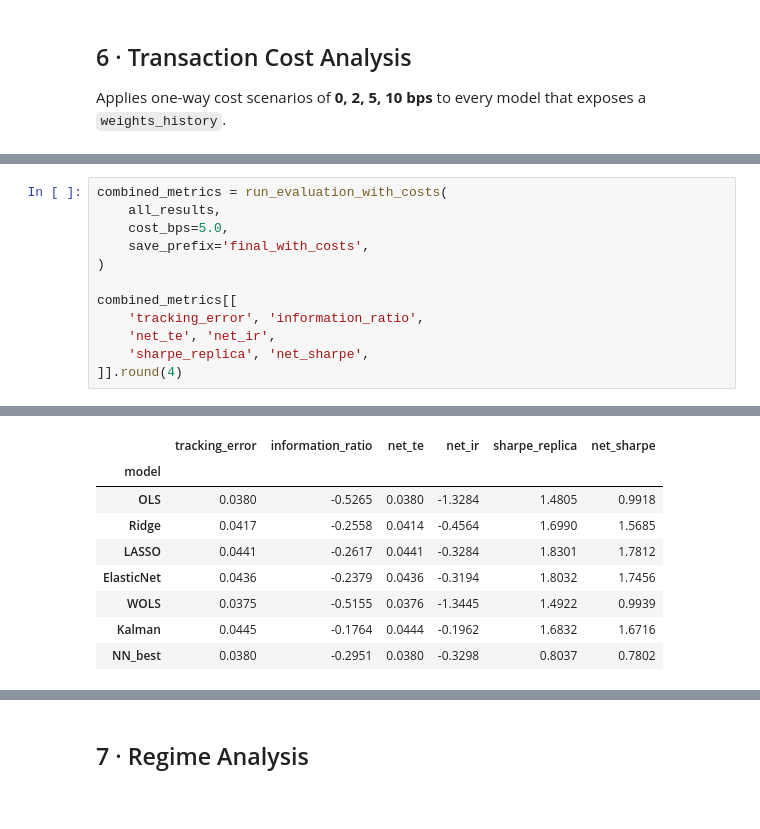
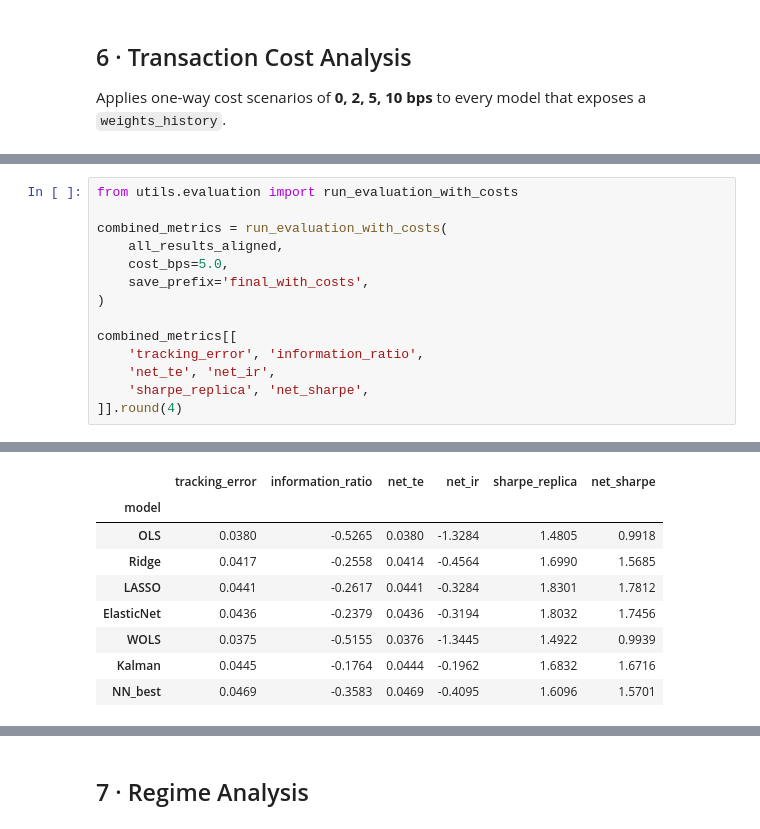
Before and after one commit to tommybaresi-creator/fintech-group-work, a Jupyter notebook: BusinessCase3/results/compare_all.ipynb, the cells around one changed output, grey strips where cells are left out. Cells and saved outputs as stored; diff of their text form.

```diff
--- a/BusinessCase3/results/compare_all.ipynb
+++ b/BusinessCase3/results/compare_all.ipynb
@@ -381,6 +569,8 @@ Common start: 2019-01-01 00:00:00
 # %%
+from utils.evaluation import run_evaluation_with_costs
+
 combined_metrics = run_evaluation_with_costs(
-    all_results,
+    all_results_aligned,
     cost_bps=5.0,
     save_prefix='final_with_costs',
 )
@@ -411,9 +601,9 @@ Kalman              0.0445            -0.1764       0.7865          1.6832
 |  | tracking_error | information_ratio | net_te | net_ir | sharpe_replica | net_sharpe |
 | model |  |  |  |  |  |  |
 | OLS | 0.0380 | -0.5265 | 0.0380 | -1.3284 | 1.4805 | 0.9918 |
 | Ridge | 0.0417 | -0.2558 | 0.0414 | -0.4564 | 1.6990 | 1.5685 |
 | LASSO | 0.0441 | -0.2617 | 0.0441 | -0.3284 | 1.8301 | 1.7812 |
 | ElasticNet | 0.0436 | -0.2379 | 0.0436 | -0.3194 | 1.8032 | 1.7456 |
 | WOLS | 0.0375 | -0.5155 | 0.0376 | -1.3445 | 1.4922 | 0.9939 |
 | Kalman | 0.0445 | -0.1764 | 0.0444 | -0.1962 | 1.6832 | 1.6716 |
-| NN_best | 0.0380 | -0.2951 | 0.0380 | -0.3298 | 0.8037 | 0.7802 |
+| NN_best | 0.0469 | -0.3583 | 0.0469 | -0.4095 | 1.6096 | 1.5701 |
```
Also changed, not shown: parts of 32 cells of this notebook, 47 other files.
